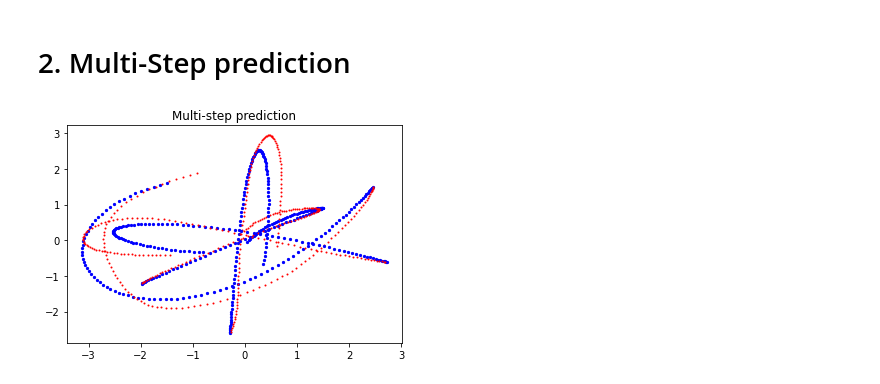
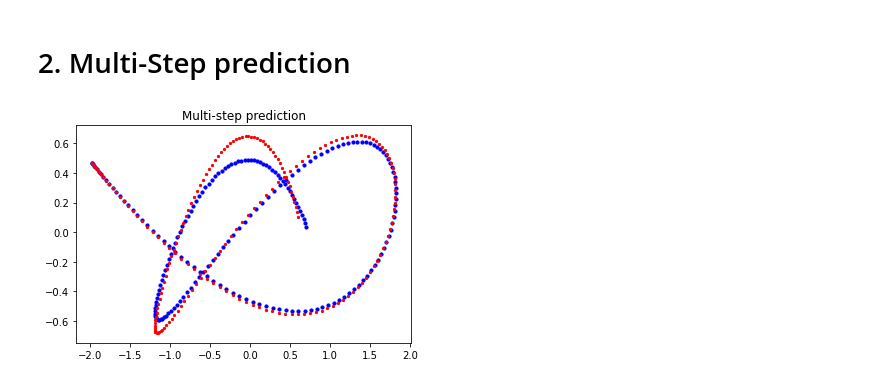
Before and after one commit to FeiGSSS/Control, a Jupyter notebook: notebooks/visulization.ipynb, the cells around one changed output. Cells and saved outputs as stored; diff of their text form; code cells hidden in the pictures.

```diff
--- a/notebooks/visulization.ipynb
+++ b/notebooks/visulization.ipynb
@@ -88,14 +91,14 @@ pos_pred_traj = np.array(pos_pred_traj)
 # %%
 pos_true_traj = []
 for i in range(batch_size):
-    pos =val_batch.pos_n[i*10:(i+1)*10].detach().cpu().numpy()
+    pos =val_batch.pos_n[i*n_balls:(i+1)*n_balls].detach().cpu().numpy()
     pos_true_traj.append(pos)
 pos_true_traj = np.array(pos_true_traj)
 # %%
 fig, ax = plt.subplots()
-for i in  [2,5,8,9]:
+for i in  [10]:
     ax.scatter(pos_true_traj[:, i, 0], pos_true_traj[:, i, 1], s=10, c="b")
-    ax.scatter(pos_pred_traj[:, i, 0], pos_pred_traj[:, i, 1], s=3, c="r")
+    ax.scatter(pos_pred_traj[:, i, 0], pos_pred_traj[:, i, 1], s=5, c="r")
 ax.set_title("One-step prediction")
 fig.savefig("../figs/one_step_predict.pdf")
 # %% [output]
@@ -103,23 +106,27 @@ fig.savefig("../figs/one_step_predict.pdf")
 # %% [markdown]
 # 2. Multi-Step prediction
-# %%
-model.eval()
-multi_step_pred = []
-pre_pred  = None
-for data in val_batch.to_data_list()[1:]:
-    if pre_pred is not None:
-        data.pos_f = pre_pred
-    pos_pred, _ = model(data)
-    pre_pred = pos_pred
-    multi_step_pred.append(pos_pred.detach().cpu().numpy())
+# %%
+model.eval()
+data = val_batch.to_data_list()[0]
+model.edge_index = data.edge_index
+pos_f  = data.pos_f
+vel_f = data.vel_f
+
+multi_step_pred = []
+for _ in range(len(val_batch.to_data_list())):
+    node_f = torch.cat((pos_f, vel_f), dim=1)
+    pred_node_n = model(node_f)
+    pos_pred, vel_pred = pred_node_n[:, :2], pred_node_n[:, -2:]
+    multi_step_pred.append(pos_pred.detach().cpu().numpy())
+    pos_f, vel_f = pos_pred, vel_pred
 # %%
 multi_step_pred = np.array(multi_step_pred)
 # %%
 fig, ax = plt.subplots()
-for i in [2,5,8,9]:
-    ax.scatter(pos_true_traj[1:, i, 0], pos_true_traj[1:, i, 1], s=5, c="b")
-    ax.scatter(multi_step_pred[:, i, 0], multi_step_pred[:, i, 1], s=1, c="r")
+for i in [10]:
+    ax.scatter(pos_true_traj[:200, i, 0], pos_true_traj[:200, i, 1], s=10, c="b")
+    ax.scatter(multi_step_pred[:200, i, 0], multi_step_pred[:200, i, 1], s=5, c="r")
 ax.set_title("Multi-step prediction")
 fig.savefig("../figs/multi_step_predict.pdf")
 # %% [output]
-[figure, old version]
+[figure, new version]
```
Also changed, not shown: parts of 7 cells of this notebook, 11 other files.
